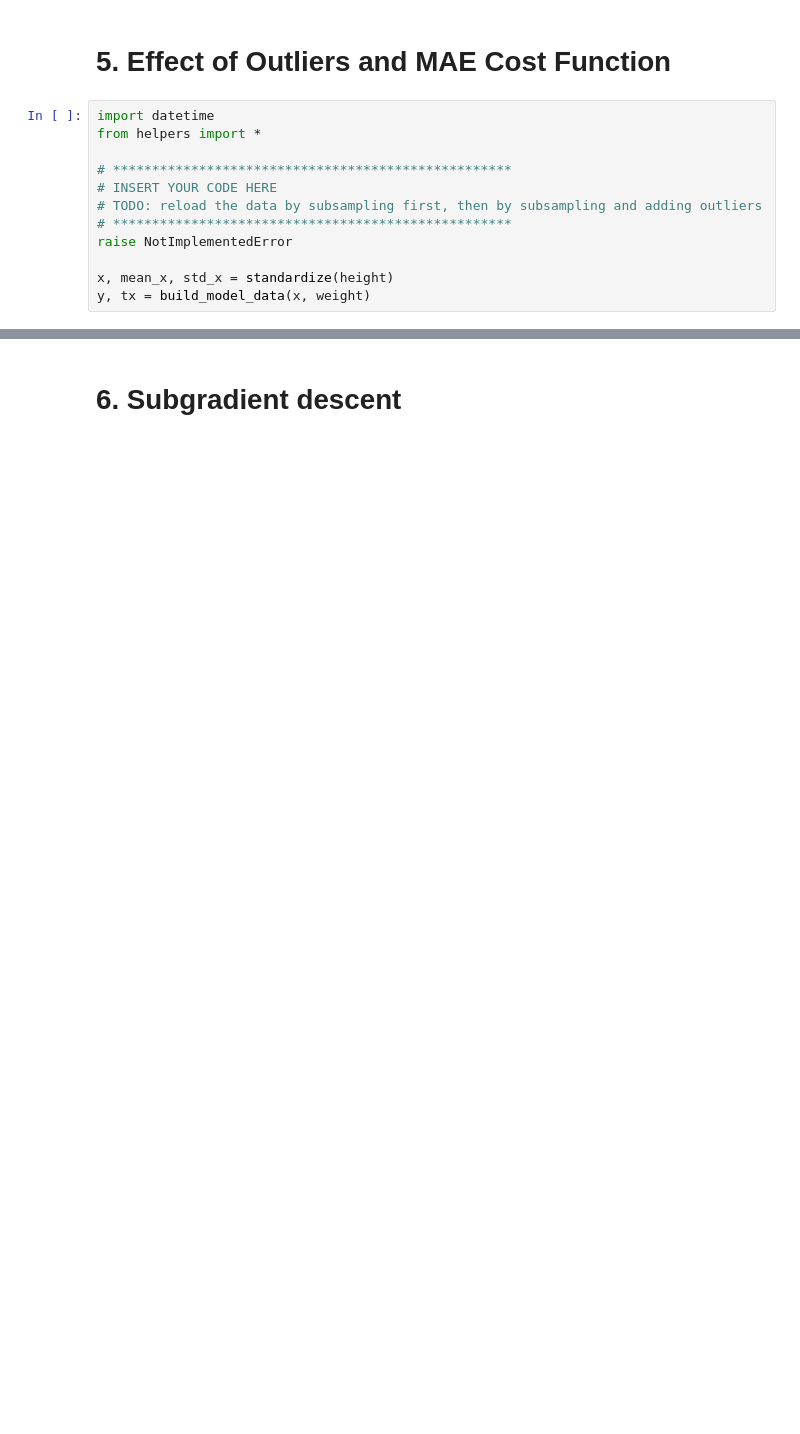
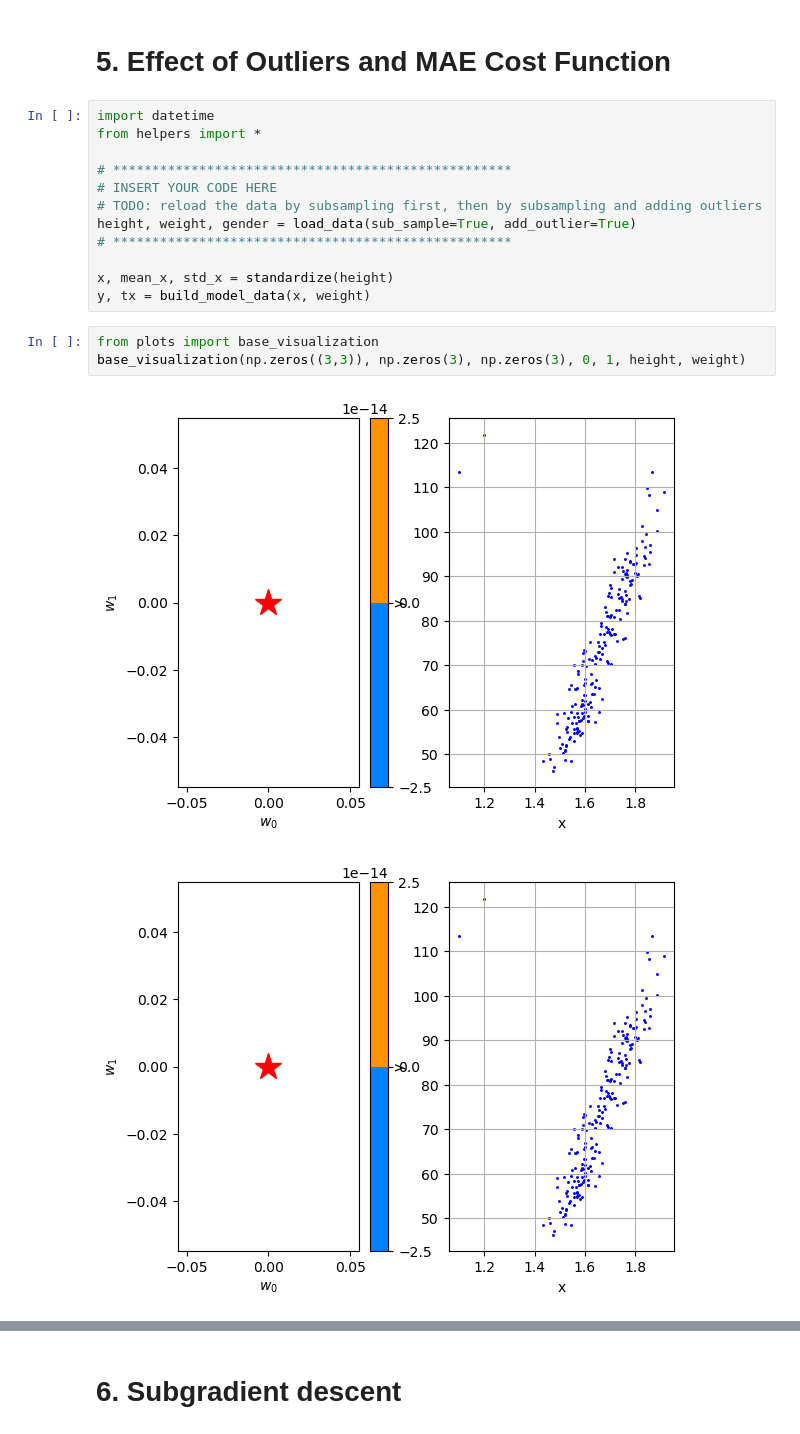
Before and after one commit to adamcq/ML_course, a Jupyter notebook: labs/ex02/my_solution/ex02.ipynb, the cells around one changed output, grey strips where cells are left out. Cells and saved outputs as stored; diff of their text form; blank space fills up the shorter version.

```diff
--- a/labs/ex02/my_solution/ex02.ipynb
+++ b/labs/ex02/my_solution/ex02.ipynb
@@ -322,10 +390,16 @@ from helpers import *
 # ***************************************************
 # INSERT YOUR CODE HERE
 # TODO: reload the data by subsampling first, then by subsampling and adding outliers
+height, weight, gender = load_data(sub_sample=True, add_outlier=True)
 # ***************************************************
-raise NotImplementedError
 
 x, mean_x, std_x = standardize(height)
 y, tx = build_model_data(x, weight)
+# %%
+from plots import base_visualization
+base_visualization(np.zeros((3,3)), np.zeros(3), np.zeros(3), 0, 1, height, weight)
+# %% [output]
+[figure, added]
+[figure, added]
 # %%
 y.shape, tx.shape
```
Also changed, not shown: parts of 22 cells of this notebook, 5 other files.
